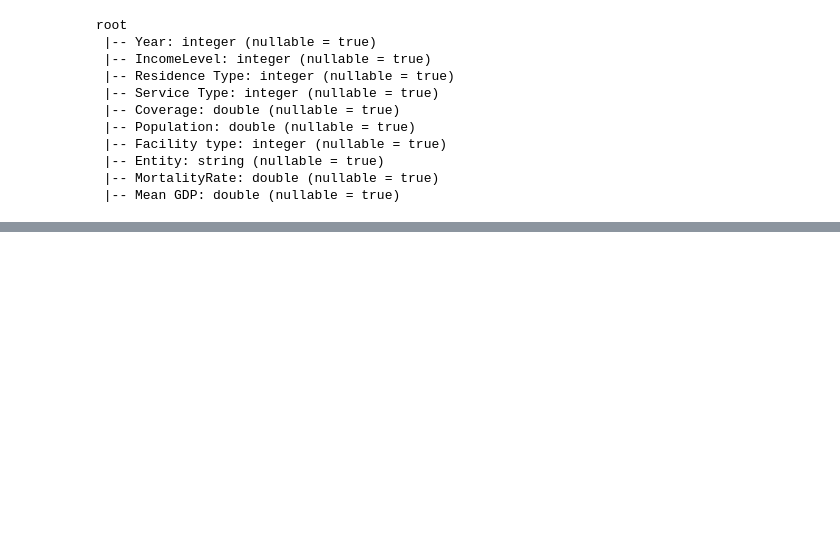
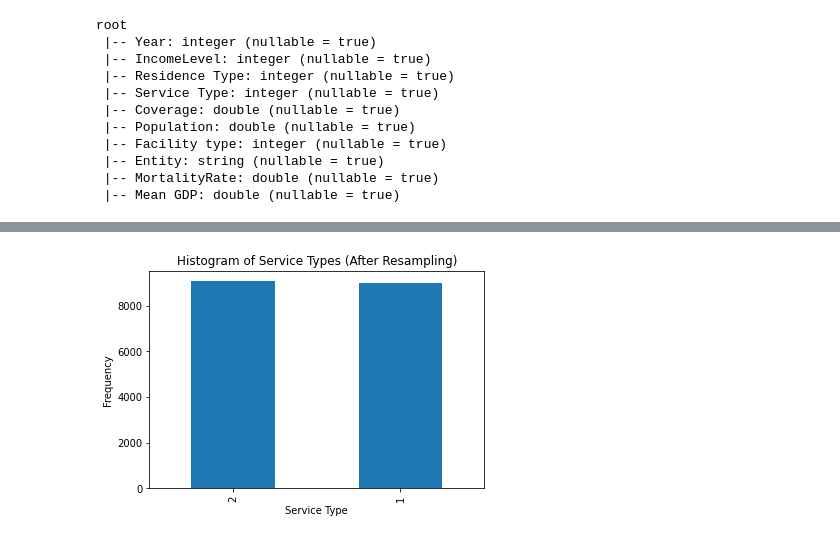
Before and after one commit to zdinyu/INFOSYS722I4, a Jupyter notebook: 04 - Data Transformation.ipynb, the cells around one changed output, grey strips where cells are left out. Drawn from its saved outputs; the diff is of its cells as text; code cells hidden in the pictures; blank space fills up the shorter version.

```diff
--- a/04 - Data Transformation.ipynb
+++ b/04 - Data Transformation.ipynb
@@ -176,0 +230,13 @@ assembler = VectorAssembler(
+# %%
+from pyspark.sql import SparkSession
+
+spark = SparkSession.builder.appName("ResamplingExample").getOrCreate()
+df_high = final_df.filter(final_df["Service Type"] == 1)
+df_low = final_df.filter(final_df["Service Type"] == 2)
+num_samples_low = df_low.count()
+
+df_high_resampled = df_high.sample(fraction=num_samples_low / df_high.count(), seed=123)
+
+df_resampled = df_high_resampled.union(df_low)
+
+df_resampled.show()
@@ -176,0 +261,10 @@ assembler = VectorAssembler(
+# %%
+pd_resampled = df_resampled.toPandas()
+
+pd_resampled['Service Type'].value_counts().plot(kind='bar')
+plt.title('Histogram of Service Types (After Resampling)')
+plt.xlabel('Service Type')
+plt.ylabel('Frequency')
+plt.show()
+# %% [output]
+[figure, added]
```
Also changed, not shown: parts of 15 cells of this notebook.
